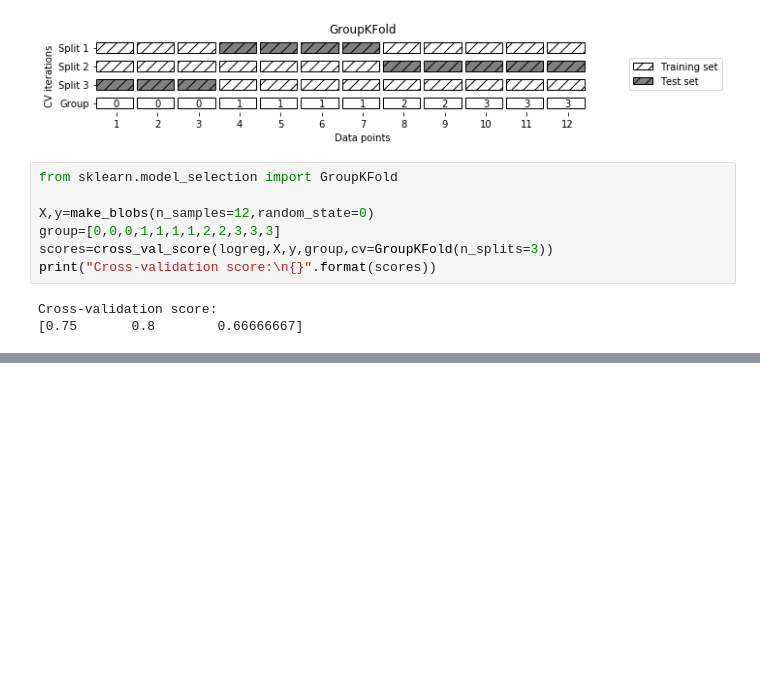
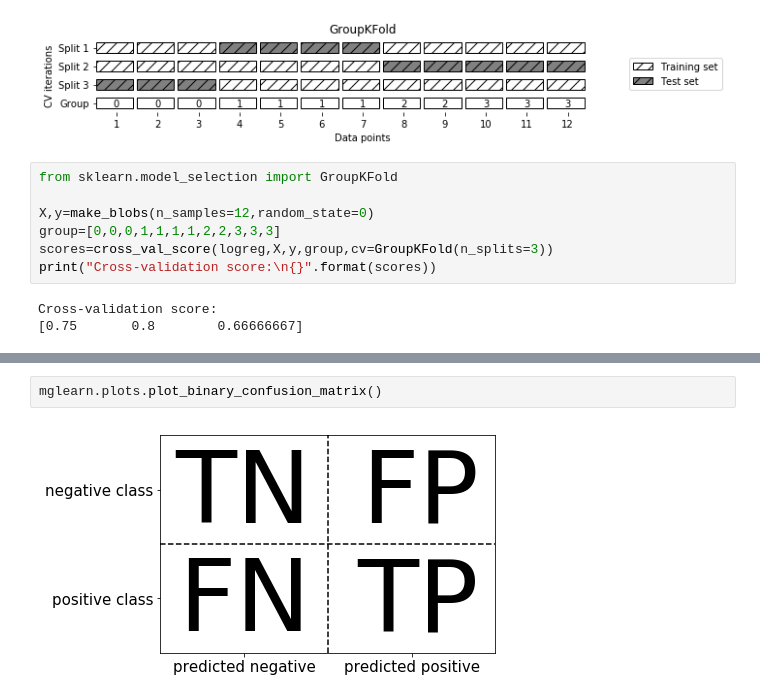
Before and after one commit to TyrionZK/python_ml, a Jupyter notebook: chapter 5 model-evaluation-and-improvement.ipynb, the cells around one changed output, grey strips where cells are left out. Drawn from its saved outputs; the diff is of its cells as text; blank space fills up the shorter version.

```diff
--- a/chapter 5 model-evaluation-and-improvement.ipynb
+++ b/chapter 5 model-evaluation-and-improvement.ipynb
@@ -112,0 +338,4 @@ Cross-validation score:
+# %%
+mglearn.plots.plot_binary_confusion_matrix()
+# %% [output]
+[figure, added]
```
Also changed, not shown: parts of 56 cells of this notebook, 2 other files.
